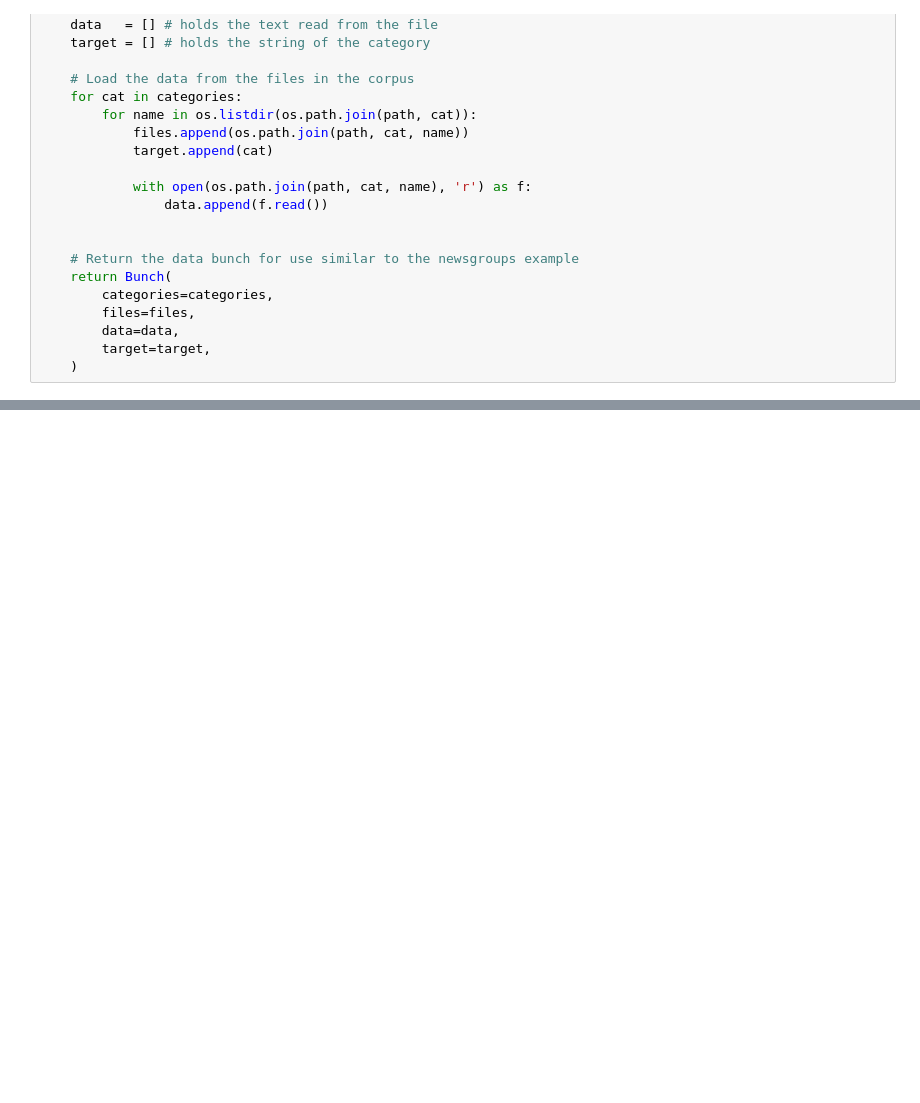
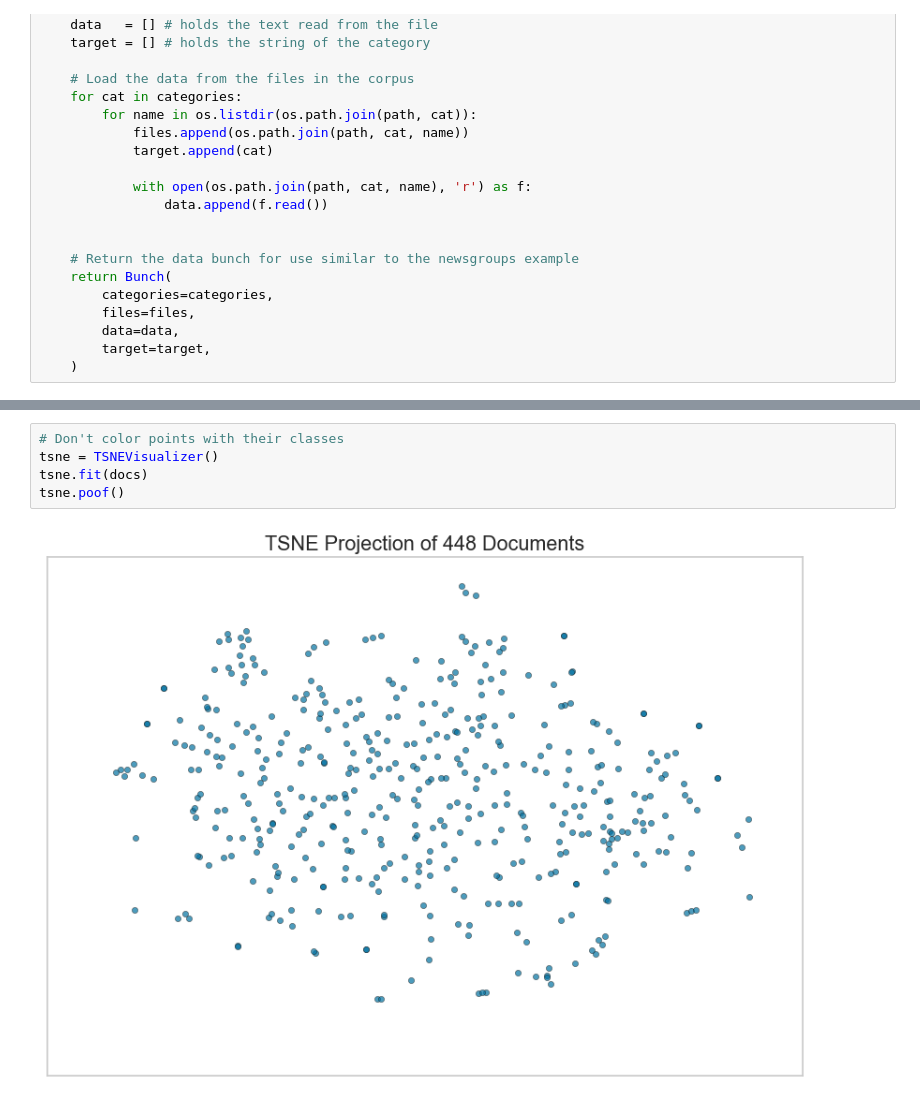
Before and after one commit to DistrictDataLabs/yellowbrick, a Jupyter notebook: examples/text.ipynb, the cells around one changed output, grey strips where cells are left out. Saved outputs shown, nothing was run; the diff lists cells and outputs as text; blank space fills up the shorter version.

```diff
--- a/examples/text.ipynb
+++ b/examples/text.ipynb
@@ -85,0 +116,7 @@ def load_data(name, download=True):
+# %%
+# Don't color points with their classes
+tsne = TSNEVisualizer()
+tsne.fit(docs)
+tsne.poof()
+# %% [output]
+[figure, added]
```
Also changed, not shown: parts of 6 cells of this notebook, 8 other files.
